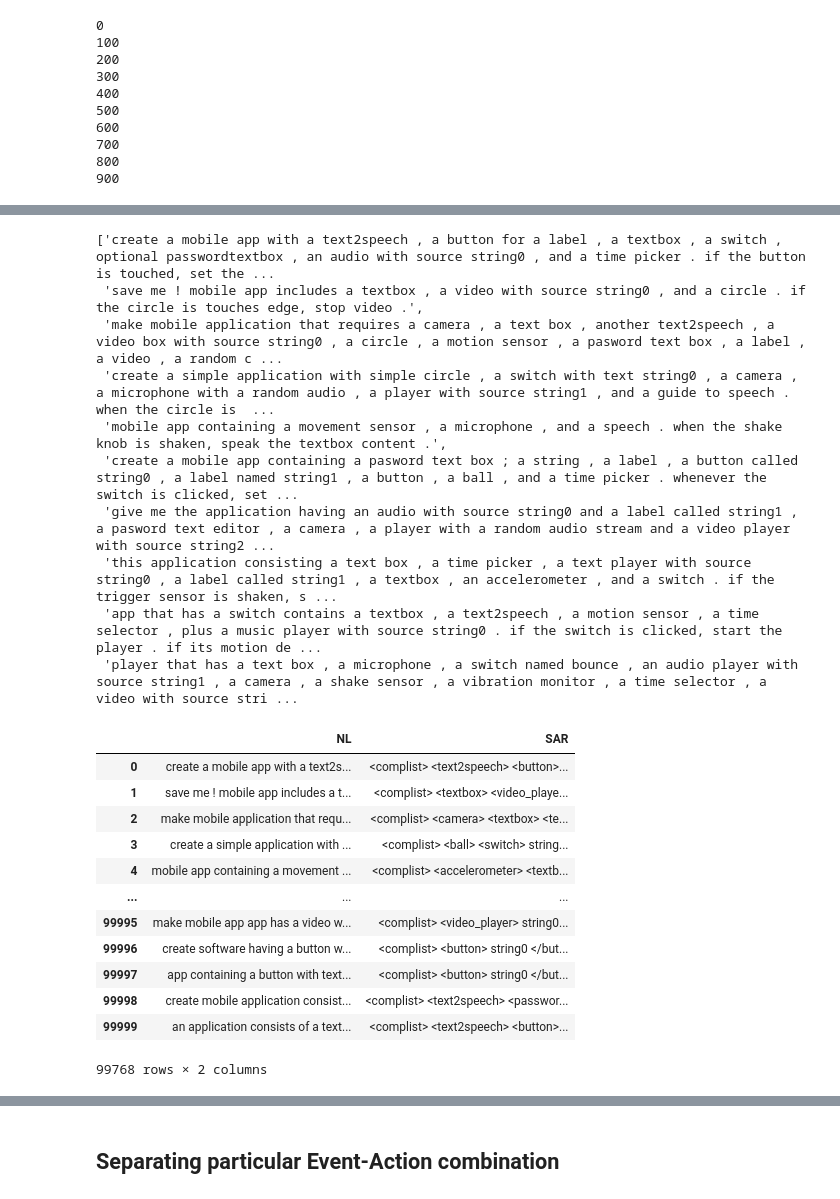
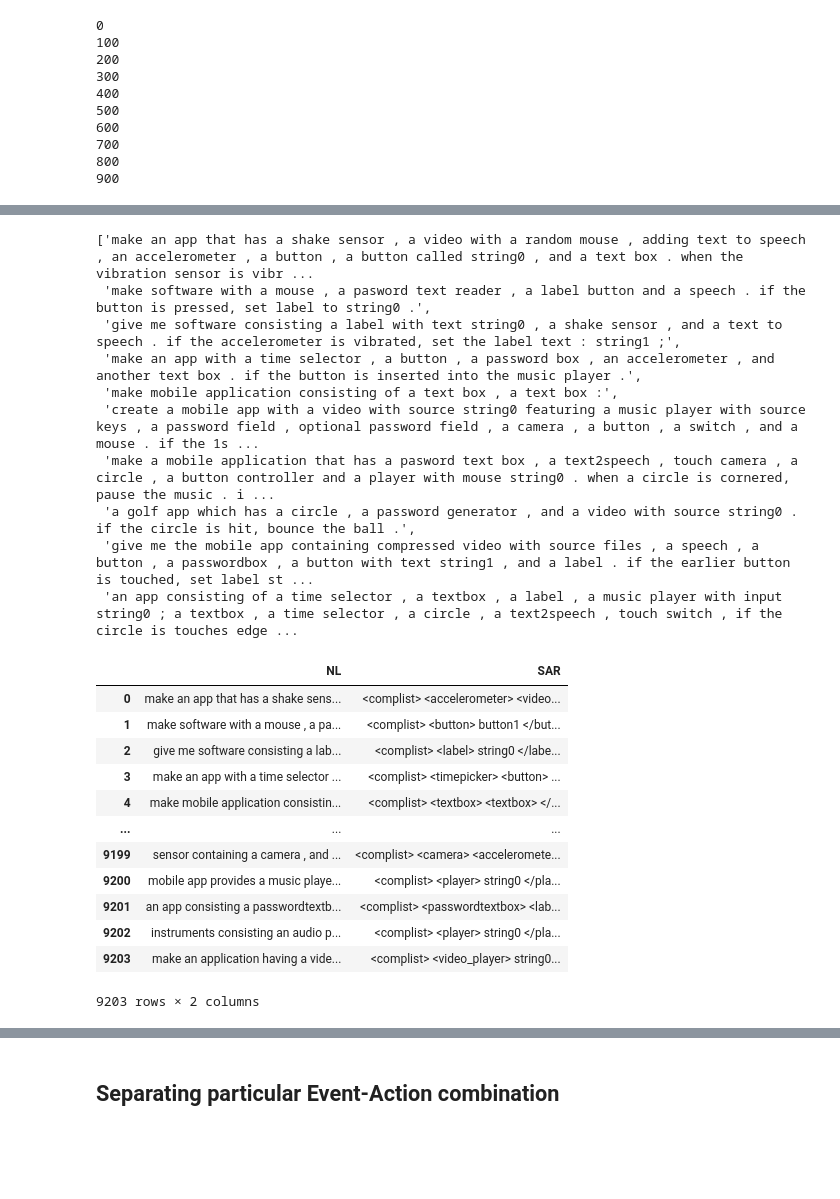
Before and after one commit to Masum06/Text2App, a Jupyter notebook: notebooks/data_synthesis.ipynb, the cells around one changed output, grey strips where cells are left out. Cells and saved outputs as stored; diff of their text form; code cells hidden in the pictures; blank space fills up the shorter version.

Commit message:
New Data synthesis with <src>. Unseen set separated. Histogram added.

```diff
--- a/notebooks/data_synthesis.ipynb
+++ b/notebooks/data_synthesis.ipynb
@@ -546,9 +547,12 @@ def generate_nl_sar():
 * Keep a count, and name them First, Second. Similar to Button.
 * <complist> </complist> should be eliminated
 # %%
+import re
+
 while True:
   NL, sar = generate_nl_sar()
-  if '</src> </player1>' in sar:
+  match = re.search("<switch\dflipped> <text2speech\d>", sar)
+  if match:
     print(NL)
     print(sar)
     break
@@ -606,12 +607,13 @@ def mutate_sentence(sentence, mutation_percent):
   return sentence
 # %% [markdown]
 # Generating dataset
+# %%
+nl_train = []
+sar_train = []
+nl_unseen = []
+sar_unseen = []
 # %%
-nl_list = []
-nl_mod_list = []
-sar_list = []
-
-for i in range(10000):
+for i in range(20000):
   nl, sar = generate_nl_sar()
   if len(sar.split()) < 3:
     continue
@@ -619,8 +621,13 @@ for i in range(10000):
     print(sar)
   ## Mutate 10% words in 10% NL
   nl = mutate_sentence(nl, 0.1)
-  nl_list.append(nl)
-  sar_list.append(sar)
+  match = re.search("<switch\dflipped> <text2speech\d>", sar)
+  if match:
+    nl_unseen.append(nl)
+    sar_unseen.append(sar)
+  else:
+    nl_train.append(nl)
+    sar_train.append(sar)
   if i%100==0:
     print(i)
 # %% [output]
@@ -667,6 +674,7 @@ sorted_d
 # %%
 import pandas as pd
-df = pd.DataFrame({'NL':nl_list, 'SAR': sar_list})
+df = pd.DataFrame({'NL':nl_train, 'SAR': sar_train})
+df_unseen = pd.DataFrame({'NL':nl_unseen, 'SAR': sar_unseen})
 # %%
 df
 # %% [output]
@@ -686,30 +694,31 @@ df
 # %%
-nl_list[:10]
+nl_train[:10]
 # %% [output]
-['create a mobile app with a text2speech , a button for a label , a textbox , a switch , optional passwordtextbox , an audio with source string0 , and a time picker . if the button is touched, set the ...
- 'save me ! mobile app includes a textbox , a video with source string0 , and a circle . if the circle is touches edge, stop video .',
- 'make mobile application that requires a camera , a text box , another text2speech , a video box with source string0 , a circle , a motion sensor , a pasword text box , a label , a video , a random c ...
- 'create a simple application with simple circle , a switch with text string0 , a camera , a microphone with a random audio , a player with source string1 , and a guide to speech . when the circle is  ...
- 'mobile app containing a movement sensor , a microphone , and a speech . when the shake knob is shaken, speak the textbox content .',
- 'create a mobile app containing a pasword text box ; a string , a label , a button called string0 , a label named string1 , a button , a ball , and a time picker . whenever the switch is clicked, set ...
- 'give me the application having an audio with source string0 and a label called string1 , a pasword text editor , a camera , a player with a random audio stream and a video player with source string2 ...
- 'this application consisting a text box , a time picker , a text player with source string0 , a label called string1 , a textbox , an accelerometer , and a switch . if the trigger sensor is shaken, s ...
- 'app that has a switch contains a textbox , a text2speech , a motion sensor , a time selector , plus a music player with source string0 . if the switch is clicked, start the player . if its motion de ...
- 'player that has a text box , a microphone , a switch named bounce , an audio player with source string1 , a camera , a shake sensor , a vibration monitor , a time selector , a video with source stri ...
+['make an app that has a shake sensor , a video with a random mouse , adding text to speech , an accelerometer , a button , a button called string0 , and a text box . when the vibration sensor is vibr ...
+ 'make software with a mouse , a pasword text reader , a label button and a speech . if the button is pressed, set label to string0 .',
+ 'give me software consisting a label with text string0 , a shake sensor , and a text to speech . if the accelerometer is vibrated, set the label text : string1 ;',
+ 'make an app with a time selector , a button , a password box , an accelerometer , and another text box . if the button is inserted into the music player .',
+ 'make mobile application consisting of a text box , a text box :',
+ 'create a mobile app with a video with source string0 featuring a music player with source keys , a password field , optional password field , a camera , a button , a switch , and a mouse . if the 1s ...
+ 'make a mobile application that has a pasword text box , a text2speech , touch camera , a circle , a button controller and a player with mouse string0 . when a circle is cornered, pause the music . i ...
+ 'a golf app which has a circle , a password generator , and a video with source string0 . if the circle is hit, bounce the ball .',
+ 'give me the mobile app containing compressed video with source files , a speech , a button , a passwordbox , a button with text string1 , and a label . if the earlier button is touched, set label st ...
+ 'an app consisting of a time selector , a textbox , a label , a music player with input string0 ; a textbox , a time selector , a circle , a text2speech , touch switch , if the circle is touches edge ...
 # %%
 df = df.drop_duplicates()
+df_unseen = df_unseen.drop_duplicates()
 df
 # %% [output]
 |  | NL | SAR |
-| 0 | create a mobile app with a text2s... | <complist> <text2speech> <button>... |
-| 1 | save me ! mobile app includes a t... | <complist> <textbox> <video_playe... |
-| 2 | make mobile application that requ... | <complist> <camera> <textbox> <te... |
-| 3 | create a simple application with ... | <complist> <ball> <switch> string... |
-| 4 | mobile app containing a movement ... | <complist> <accelerometer> <textb... |
+| 0 | make an app that has a shake sens... | <complist> <accelerometer> <video... |
+| 1 | make software with a mouse , a pa... | <complist> <button> button1 </but... |
+| 2 | give me software consisting a lab... | <complist> <label> string0 </labe... |
+| 3 | make an app with a time selector ... | <complist> <timepicker> <button> ... |
+| 4 | make mobile application consistin... | <complist> <textbox> <textbox> </... |
 | ... | ... | ... |
-| 99995 | make mobile app app has a video w... | <complist> <video_player> string0... |
-| 99996 | create software having a button w... | <complist> <button> string0 </but... |
-| 99997 | app containing a button with text... | <complist> <button> string0 </but... |
-| 99998 | create mobile application consist... | <complist> <text2speech> <passwor... |
-| 99999 | an application consists of a text... | <complist> <text2speech> <button>... |
+| 9199 | sensor containing a camera , and ... | <complist> <camera> <acceleromete... |
+| 9200 | mobile app provides a music playe... | <complist> <player> string0 </pla... |
+| 9201 | an app consisting a passwordtextb... | <complist> <passwordtextbox> <lab... |
+| 9202 | instruments consisting an audio p... | <complist> <player> string0 </pla... |
+| 9203 | make an application having a vide... | <complist> <video_player> string0... |
-99768 rows × 2 columns
+9203 rows × 2 columns
```
Also changed, not shown: parts of 15 cells of this notebook.
